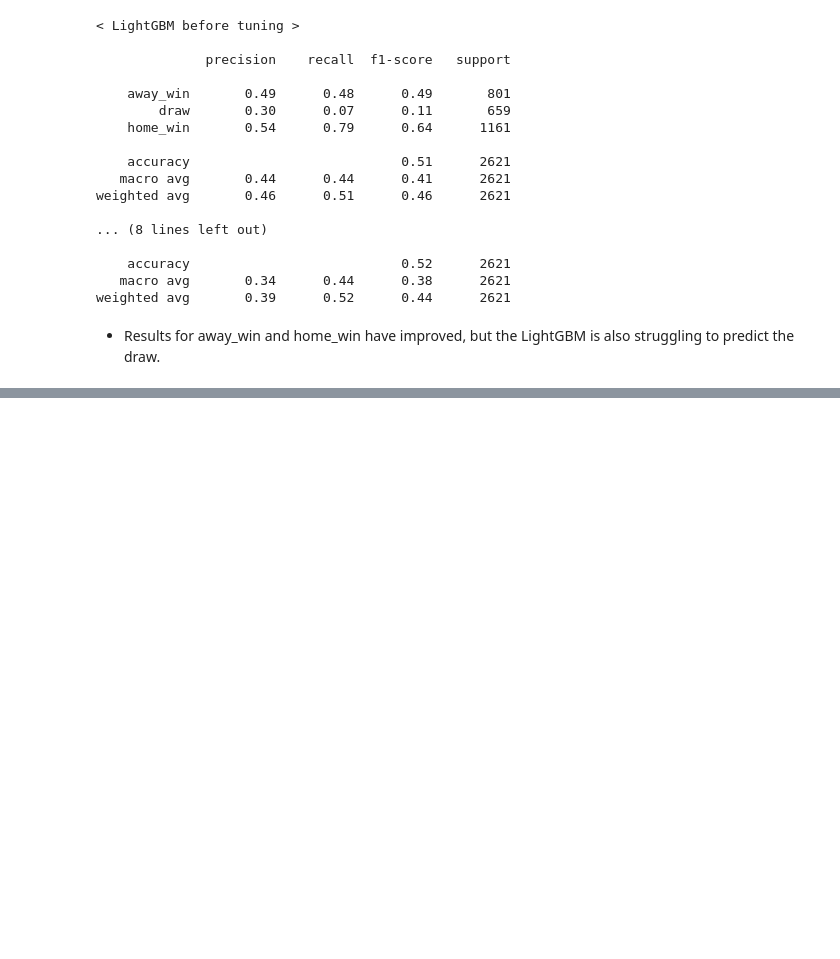
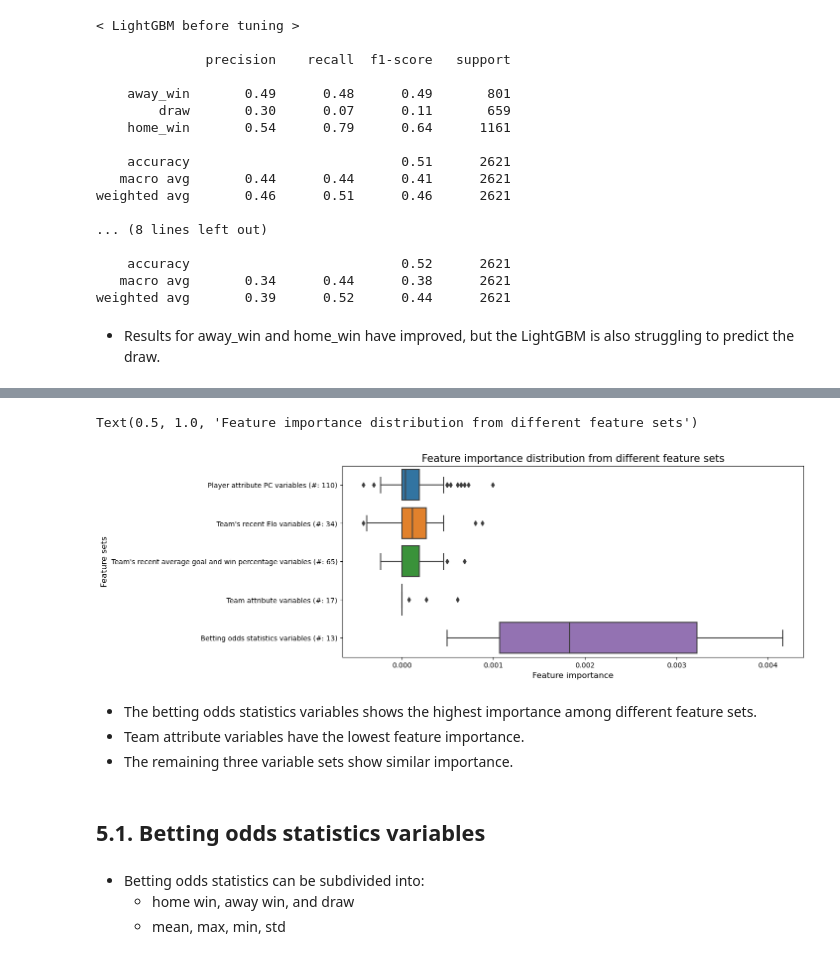
Before and after one commit to JunWoo-data/european_soccer_match_prediction, a Jupyter notebook: src/3.1.modeling.ipynb, the cells around one changed output, grey strips where cells are left out. Drawn from its saved outputs; the diff is of its cells as text; code cells hidden in the pictures; blank space fills up the shorter version.

```diff
--- a/src/3.1.modeling.ipynb
+++ b/src/3.1.modeling.ipynb
@@ -1009,0 +1011,31 @@ Name: match_result, Length: 16988, dtype: object
+# %%
+player_attr_pc_vars = df_match_player_attr_pcs.columns
+bet_stat_vars = df_match_betting_stat.columns
+team_attr_vars = df_match_team_num_attr.columns
+team_rolling_vars = df_team_win_goal_rolling_features.columns
+elo_vars = df_match_elo.columns
+# %%
+rf_feature_imp_permutation.loc[rf_feature_imp_permutation.Feature.isin(player_attr_pc_vars), "feature_set"] = f"Player attribute PC variables (#: {len(player_attr_pc_vars) - 1})"
+rf_feature_imp_permutation.loc[rf_feature_imp_permutation.Feature.isin(bet_stat_vars), "feature_set"] = f"Betting odds statistics variables (#: {len(bet_stat_vars) - 1})"
+rf_feature_imp_permutation.loc[rf_feature_imp_permutation.Feature.isin(team_attr_vars), "feature_set"] = f"Team attribute variables (#: {len(team_attr_vars) - 1})"
+rf_feature_imp_permutation.loc[rf_feature_imp_permutation.Feature.isin(team_rolling_vars), "feature_set"] = f"Team's recent average goal and win percentage variables (#: {len(team_rolling_vars) - 1})"
+rf_feature_imp_permutation.loc[rf_feature_imp_permutation.Feature.isin(elo_vars), "feature_set"] = f"Team's recent Elo variables (#: {len(elo_vars) - 1})"
+# %%
+plt.figure(figsize = (12, 5))
+sns.boxplot(data = rf_feature_imp_permutation, x = "Value", y = "feature_set")
+plt.xlabel("Feature importance", fontsize = 12)
+plt.ylabel("Feature sets", fontsize = 12)
+plt.title("Feature importance distribution from different feature sets", fontsize = 15)
+# %% [output]
+Text(0.5, 1.0, 'Feature importance distribution from different feature sets')
+[figure, added]
+# %% [markdown]
+- The betting odds statistics variables shows the highest importance among different feature sets.
+- Team attribute variables have the lowest feature importance.
+- The remaining three variable sets show similar importance.
+# %% [markdown]
+## 5.1. Betting odds statistics variables
+# %% [markdown]
+- Betting odds statistics can be subdivided into:
+    - home win, away win, and draw
+    - mean, max, min, std
```
Also changed, not shown: parts of 35 cells of this notebook, 3 other files.
